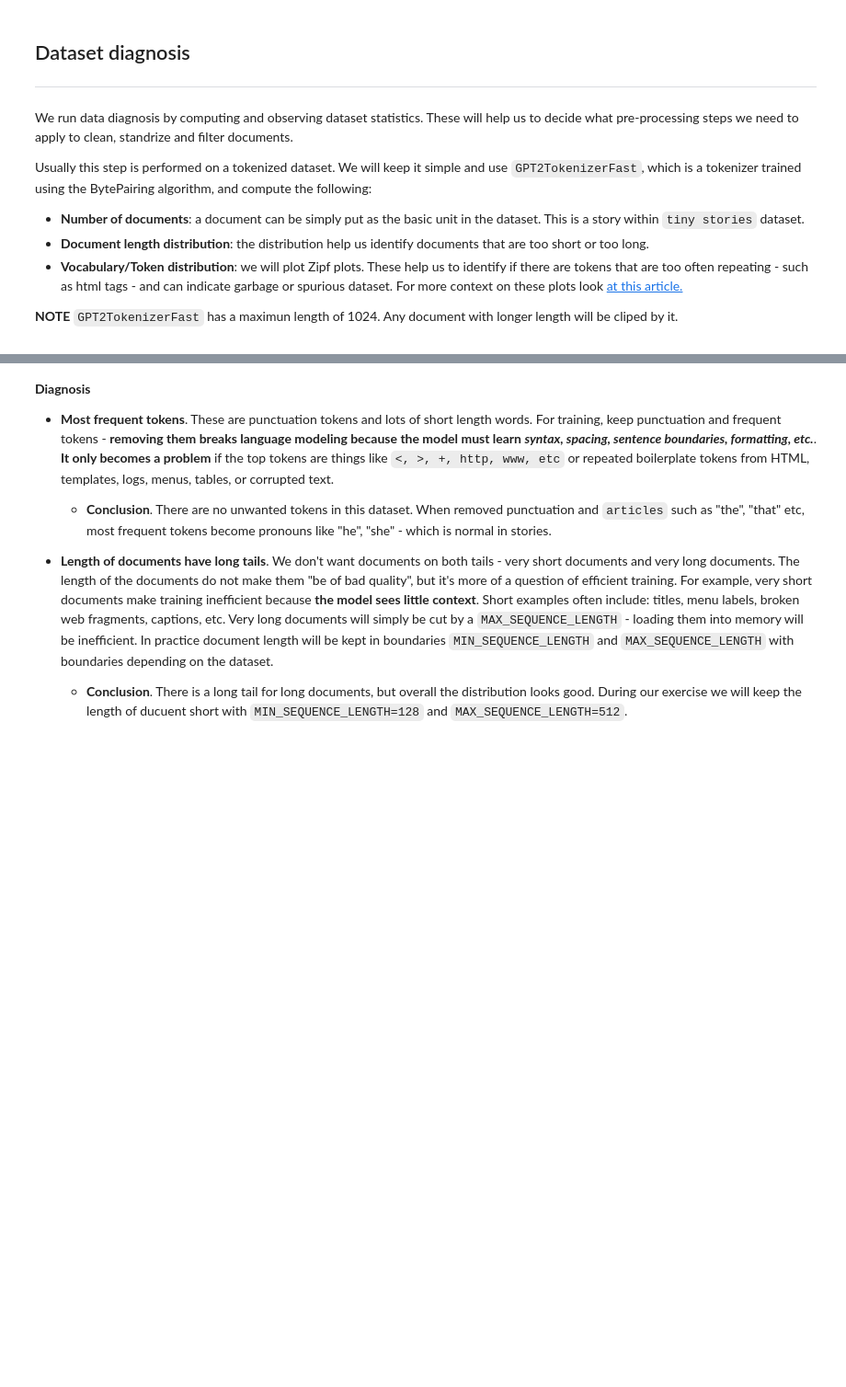
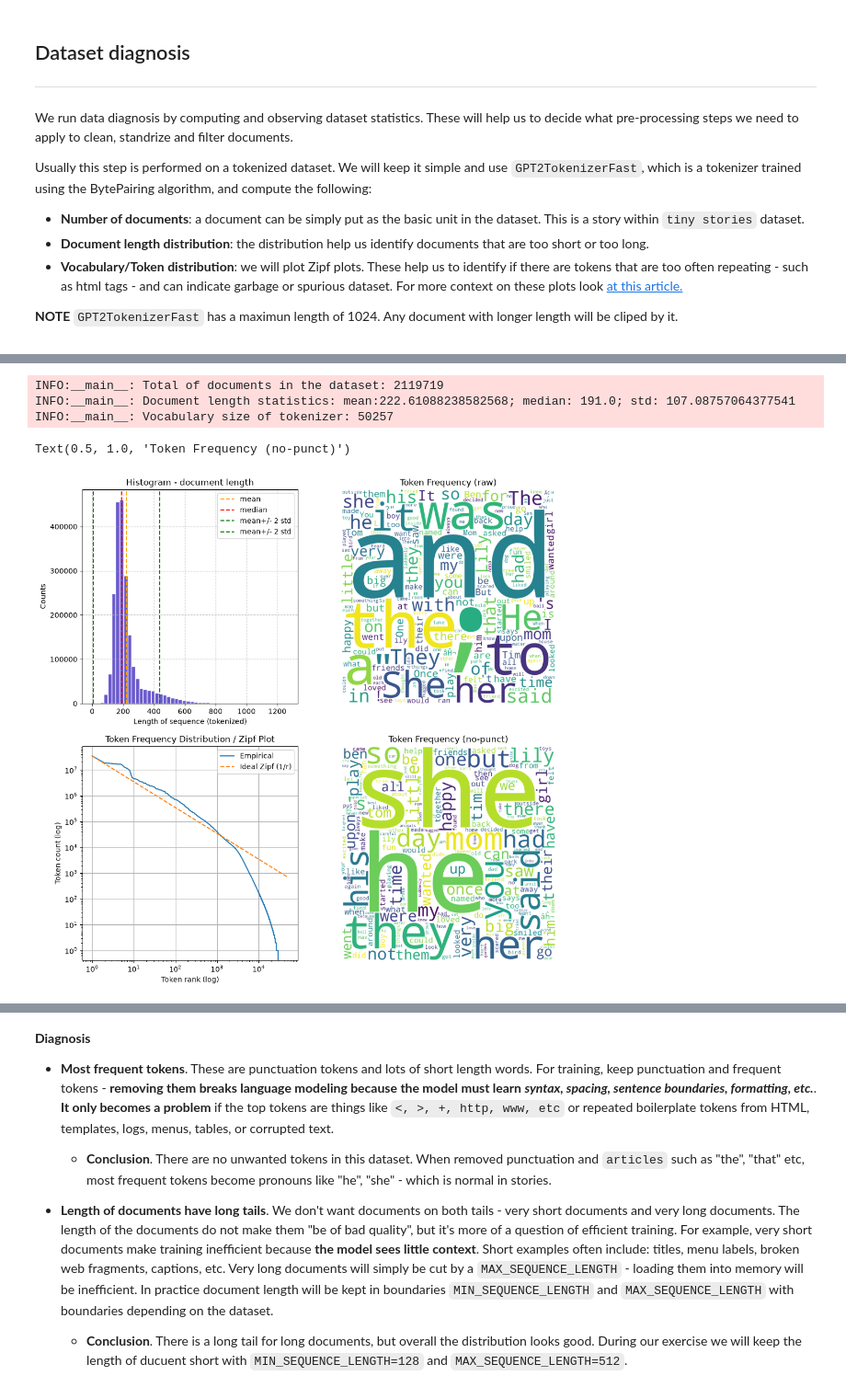
Before and after one commit to legan78/transformers_lifecycle, a Jupyter notebook: notebooks/dataset_cycle.ipynb, the cells around one changed output, grey strips where cells are left out. Shown at 92% size. Drawn from its saved outputs; the diff is of its cells as text; code cells hidden in the pictures; blank space fills up the shorter version.

```diff
--- a/notebooks/dataset_cycle.ipynb
+++ b/notebooks/dataset_cycle.ipynb
@@ -163,21 +207,21 @@ stories_train_dataset = stories_train_dataset.map(
 # %%
 # computing disrtibution of length and tokens
 
-# vocabulary
+# vocabulary like "token_string": token_id
 vocabulary = tokenizer.get_vocab()
 
 _LOGGER.info(f'Len of vocabulary: {len(vocabulary)}')
-the_lengths = [
-    len(dd['tokenized'])
-    for dd in tqdm.tqdm(stories_train_dataset, desc='Get lengths of data')
-]
 
-the_ids = []
-for d in tqdm.tqdm(stories_train_dataset, desc='Gathering tokens'):
-    the_ids.extend(d['tokenized'])
+def _compute_sequence_length_batched(batch):
+    return {
+        'sequence_len': [len(d) for d in batch['tokenized']]
+    }
 
-id_dist = {x:0 for x in set(the_ids)}
-for k in tqdm.tqdm(the_ids, desc='Computing token distribution'):
-    id_dist[k] += 1
-
-id_dist_list = sorted([(k, v) for k, v in id_dist.items()], key=lambda x: x[0])
+stories_train_dataset = stories_train_dataset.map(
+    _compute_sequence_length_batched,
+    batched=True,
+    batch_size=preprocess_batch_size,
+    num_proc=num_proc,
+    desc="Get lengths of sequences"
+)
+print('Done!')
@@ -183,0 +232,11 @@ id_dist_list = sorted([(k, v) for k, v in id_dist.items()], key=lambda x: x[0])
+# %%
+
+id_dist = {v:0 for k, v in vocabulary.items()}
+
+for d in tqdm.tqdm(stories_train_dataset, desc='Computing token distribution'):
+    for t in d['tokenized']:
+        id_dist[t] = id_dist.get(t, 0) + 1
+
+id_dist_list = sorted([(k, v) for k, v in id_dist.items()], key=lambda x: x[0])
+
+print('Done!')
@@ -198,7 +271,11 @@ for k, v in [[vocab_reversed[x[0]], x[1]] for x in id_dist__[-topk:]]:
 # plot counts and world cloud of tokens
 
 
-mean, median, std = np.mean(the_lengths), np.median(the_lengths), np.std(the_lengths)
+mean, median, std = (
+    np.mean(stories_train_dataset['sequence_len']),
+    np.median(stories_train_dataset['sequence_len']),
+    np.std(stories_train_dataset['sequence_len'])
+)
 
 _LOGGER.info(f' Total of documents in the dataset: {len(stories_train_dataset)}')
 _LOGGER.info(f' Document length statistics: mean:{mean}; median: {median}; std: {std}')
@@ -207,7 +284,7 @@ _LOGGER.info(f' Vocabulary size of tokenizer: {len(vocabulary)}')
 
 fig, axes = plt.subplots(2, 2, figsize=(12, 12))
 
-axes[0,0].hist(the_lengths, bins=50, color='slateblue', edgecolor='white')
+axes[0,0].hist(stories_train_dataset['sequence_len'], bins=50, color='slateblue', edgecolor='white')
 axes[0,0].axvline(x=mean, linestyle='--', color='orange', label='mean')
 axes[0,0].axvline(x=median, linestyle='--', color='red', label='median')
 
@@ -227,33 +304,39 @@ wc = WordCloud(
     width=1000,
     height=1000,
     background_color="white",
     max_words=max_words
 )
 
 wc.generate_from_frequencies(token_counts)
 axes[0,1].imshow(wc)
 axes[0,1].axis("off")
 axes[0,1].set_title("Token Frequency (raw)")
 
 counts = np.array(sorted(id_dist.values(), reverse=True))
 ranks = np.arange(1, len(counts) + 1)
 # ideal Zipf curve (scaled to match first point)
 ideal = counts[0] / ranks
 
 axes[1,0].loglog(ranks, counts, label='Empirical')
 axes[1,0].loglog(ranks, ideal, linestyle="--", label="Ideal Zipf (1/r)")
 axes[1,0].set_xlabel("Token rank (log)")
 axes[1,0].set_ylabel("Token count (log)")
 axes[1,0].set_title("Token Frequency Distribution / Zipf Plot")
 axes[1,0].grid(True)
 axes[1,0].legend()
 
 
 display_counts = data_cycle.filter_token_counts_for_display(id_dist, tokenizer, config=token_display_config)
 wc.generate_from_frequencies(display_counts)
 axes[1,1].imshow(wc)
 axes[1,1].axis("off")
 axes[1,1].set_title("Token Frequency (no-punct)")
+# %% [output]
+INFO:__main__: Total of documents in the dataset: 2119719
+INFO:__main__: Document length statistics: mean:222.61088238582568; median: 191.0; std: 107.08757064377541
+INFO:__main__: Vocabulary size of tokenizer: 50257
+Text(0.5, 1.0, 'Token Frequency (no-punct)')
+[figure, added]
 # %%
 # Observing the most and least ranked tokens
 N = 10  # configurable
```
Also changed, not shown: parts of 18 cells of this notebook, 1 other file.
